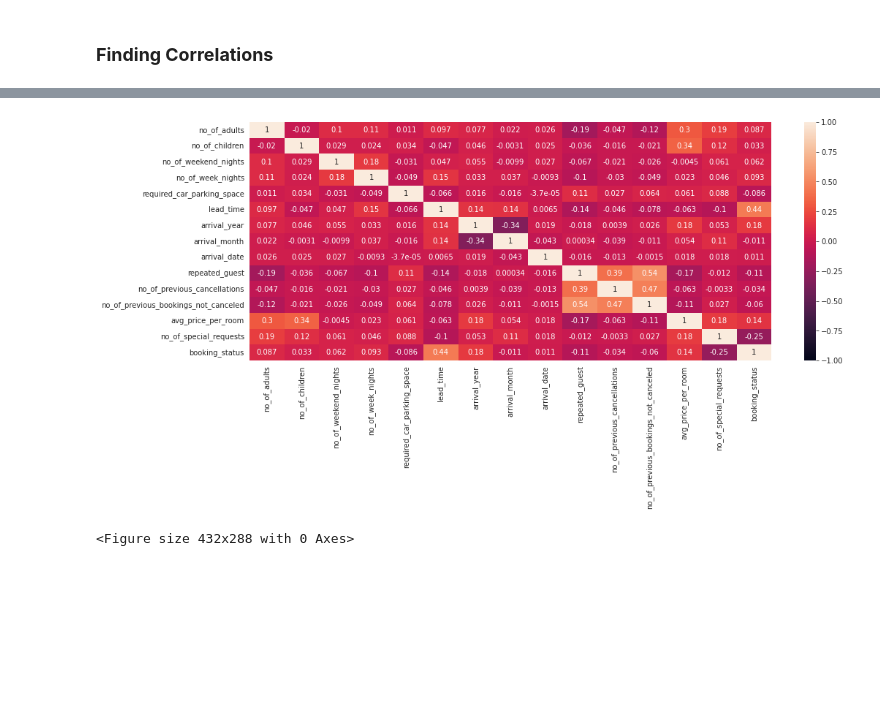
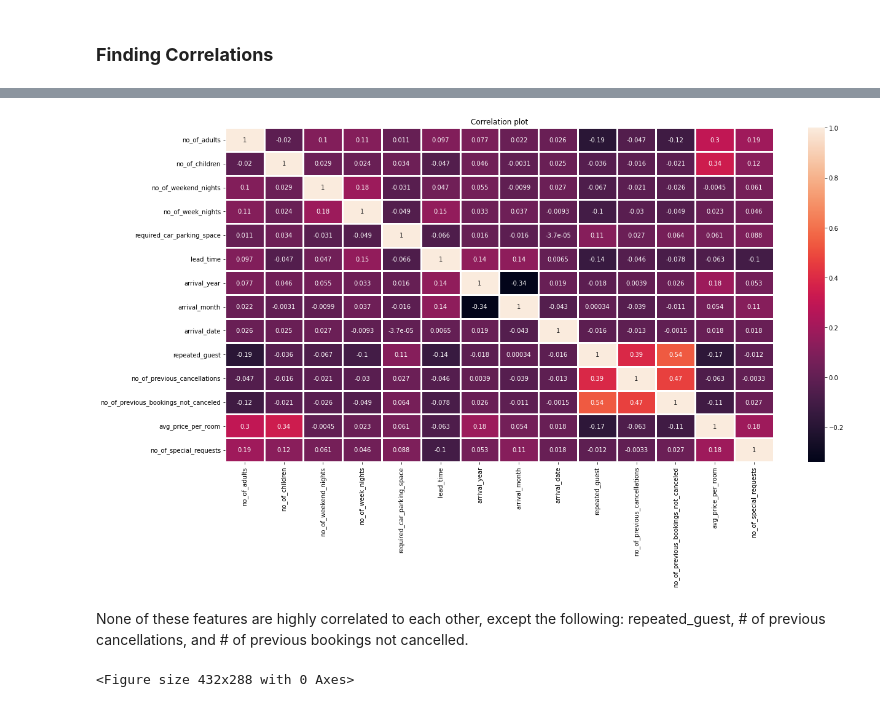
Before and after one commit to rimchristian/Hotel-Reservation-ML-Model, a Jupyter notebook: hotelbooking.ipynb, the cells around one changed output, grey strips where cells are left out. Drawn from its saved outputs; the diff is of its cells as text; code cells hidden in the pictures; blank space fills up the shorter version.

```diff
--- a/hotelbooking.ipynb
+++ b/hotelbooking.ipynb
@@ -71,7 +97,7 @@ def evaluate_classification(model, X_test, y_test, cmap='Greens',
 # %% [markdown]
 # **Load and Inspect the Data**
 # %%
-filename = '/content/hotelreservations.csv'
+filename = '/content/Hotel_Reservations.csv'
 df = pd.read_csv(filename)
 # %%
 # display the first 5 rows
@@ -225,8 +276,3 @@ dtypes: float64(1), int64(13), object(5)
 memory usage: 5.5+ MB
 # %% [markdown]
 ### **Univariate Visuals**
-# %%
-sns.set_style("whitegrid")
-ax = sns.countplot(df['booking_status'], palette=sns.cubehelix_palette(2))
-plt.title('Booking Status Class Distribution', fontsize=15)
-plt.xlabel(xlabel='Class')
@@ -238,5 +292,5 @@ The two classes were not distributed balanced so the data may be imbalanced. 1 f
 # %%
 df['booking_status'].value_counts()
-df['booking_status'].replace({'Canceled':1,'Not_Canceled':0}, inplace=True)
+#df['booking_status'].replace({'Canceled':1,'Not_Canceled':0}, inplace=True)
 df['booking_status'].value_counts()
 # %% [output]
@@ -376,11 +430,16 @@ df.corr()
 # %%
 # Increase the size of the heatmap.
-plt.figure(figsize=(16, 6))
+plt.figure(figsize=(20,10))
 # Store heatmap object in a variable to easily access it when you want to include more features (such as title).
 # Set the range of values to be displayed on the colormap from -1 to 1, and set the annotation to True to display the correlation values on the heatmap.
-heatmap = sns.heatmap(df.corr(), vmin=-1, vmax=1, annot=True)
+heatmap = sns.heatmap(df.corr(), linewidths=3, annot=True)
+plt.title("Correlation plot")
+plt.show()
 # %% [output]
-[figure, old version]
+[figure, new version]
+# %% [markdown]
+None of these features are highly correlated to each other, except the following:
+repeated_guest, # of previous cancellations, and # of previous bookings not cancelled.
 # %%
 # save heatmap as .png file
 # dpi - sets the resolution of the saved image in dots/inches
```
Also changed, not shown: parts of 74 cells of this notebook.
